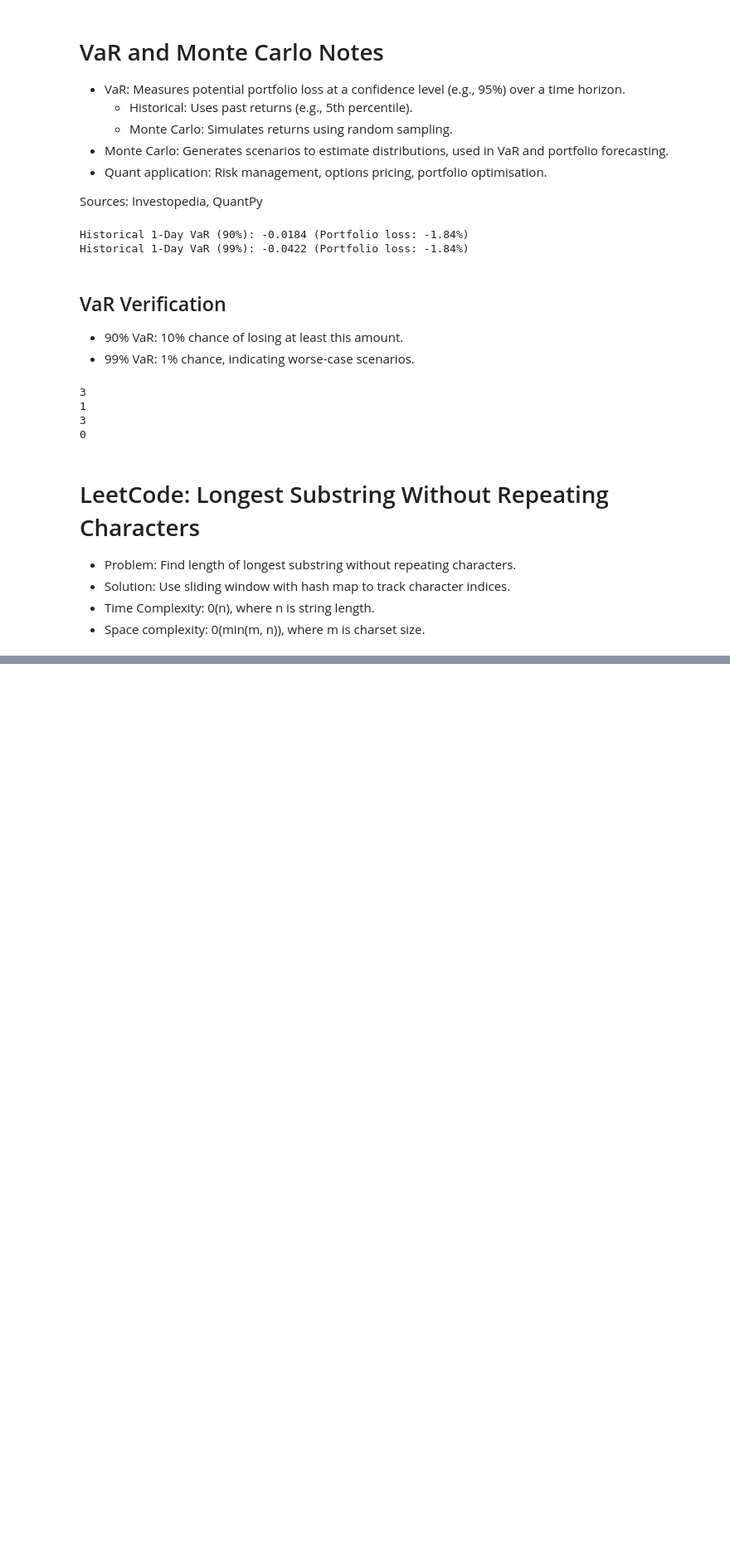
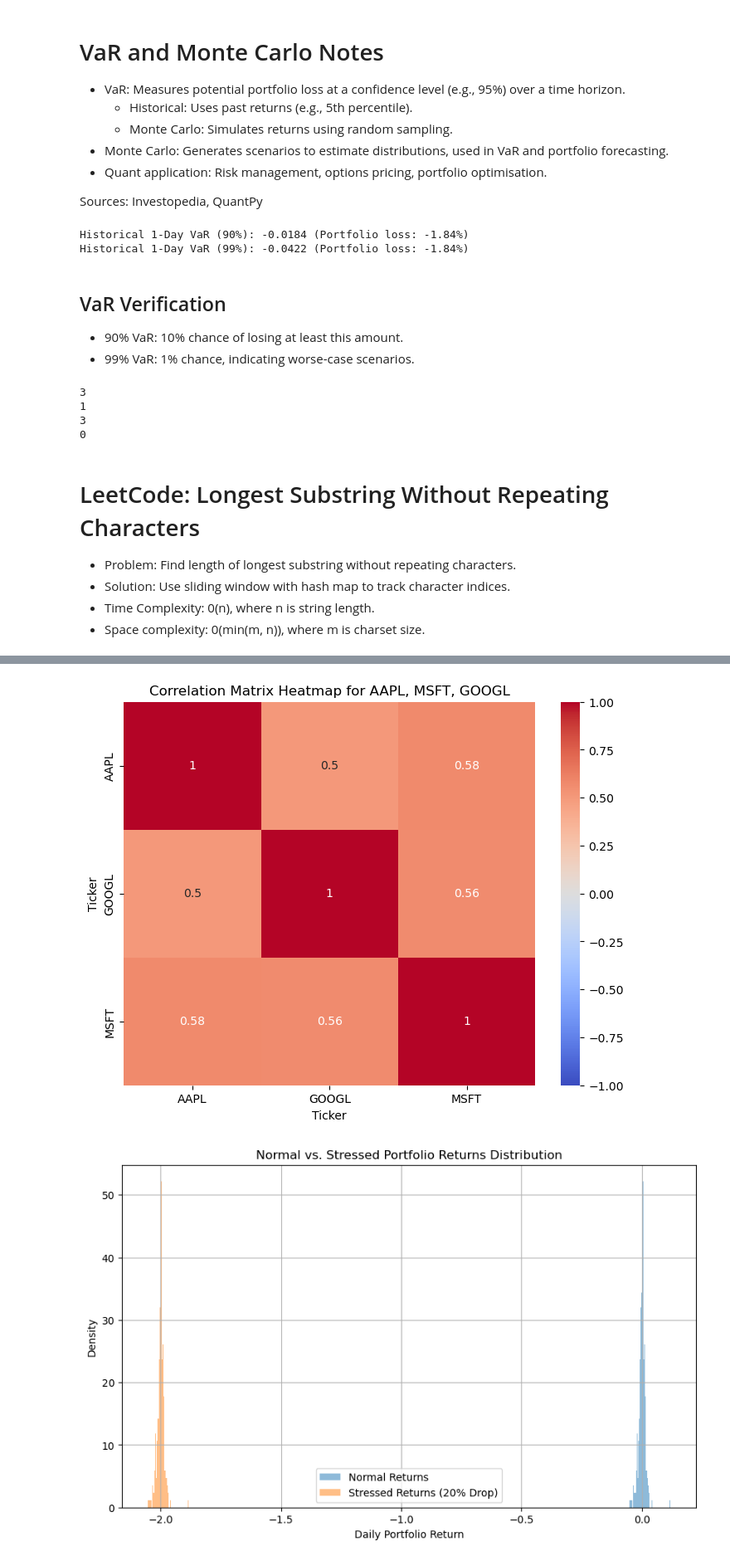
Before and after one commit to mhezie/Quant-Portfolio, a Jupyter notebook: Quant-Portfolio.ipynb, the cells around one changed output, grey strips where cells are left out. Shown at 83% size. Drawn from its saved outputs; the diff is of its cells as text; code cells hidden in the pictures; blank space fills up the shorter version.

Commit message:
Day 7: Stress testing, correlation heatmap, LeetCode Median of Two Sorted Arrays

```diff
--- a/Quant-Portfolio.ipynb
+++ b/Quant-Portfolio.ipynb
@@ -639,0 +647,55 @@ print(lengthOfLongestSubstring(""))         # Expected: 0
+# %%
+import yfinance as yf
+import pandas as pd
+import numpy as np
+import seaborn as sns
+import matplotlib.pyplot as plt
+
+# Download data for AAPL, MSFT, GOOGL (1 year, daily)
+tickers = ['AAPL', 'MSFT', 'GOOGL']
+data = yf.download(tickers, start='2024-07-24', end='2025-07-24', progress=False, auto_adjust=False)['Close']
+returns = data.pct_change().dropna()
+
+# Portfolio stats functions
+def portfolio_returns(weights, returns, annualise=True):
+    weights = np.array(weights)
+    ret = np.sum(returns.mean() * weights)
+    return ret * 252 if annualise else ret
+def portfolio_volatility(weights, returns, cov_matrix, annualise=True):
+    weights = np.array(weights)
+    vol = np.sqrt(np.dot(weights.T, np.dot(cov_matrix * (252 if annualise else 1), weights)))
+    return vol
+
+# Portfolio weights (equal-weighted)
+weights = np.array([1/3, 1/3, 1/3])
+cov_matrix = returns.cov()
+
+# Stress test: Simulate 20% market drop
+stress_factor = -2.0 # 20% drop
+stressed_returns = returns + stress_factor
+portfolio_stressed_rets = (stressed_returns * weights).sum(axis=1)
+stressed_loss = np.mean(portfolio_stressed_rets)
+print(f"Stress Test (20% Market Drop):")
+print(f" Average Daily Portfolio Loss: {stressed_loss:.4f} ({stressed_loss*100:.2f}%)")
+print(f" Annualised Loss: {stressed_loss*252:.4f} ({stressed_loss*252*100:.2f}%)")
+
+
+# Correlation matrix heatmap
+corr_matrix = returns.corr()
+plt.figure(figsize=(8, 6))
+sns.heatmap(corr_matrix, annot=True, cmap='coolwarm', vmin=-1, vmax=1, center=0)
+plt.title("Correlation Matrix Heatmap for AAPL, MSFT, GOOGL")
+plt.show()
+
+#Plot stressed vs. normal returns
+portfolio_normal_rets = (returns * weights).sum(axis=1)
+plt.figure(figsize=(10, 6))
+plt.hist(portfolio_normal_rets, bins=50, alpha=0.5, label="Normal Returns", density=True)
+plt.hist(portfolio_stressed_rets, bins=50, alpha=0.5, label= "Stressed Returns (20% Drop)", density=True)
+plt.xlabel("Daily Portfolio Return")
+plt.ylabel("Density")
+plt.title("Normal vs. Stressed Portfolio Returns Distribution")
+plt.legend()
+plt.grid(True)
+plt.show()
+# %% [output]
@@ -639,0 +705,2 @@ print(lengthOfLongestSubstring(""))         # Expected: 0
+[figure, added]
+[figure, added]
```
Also changed, not shown: parts of 6 cells of this notebook.
